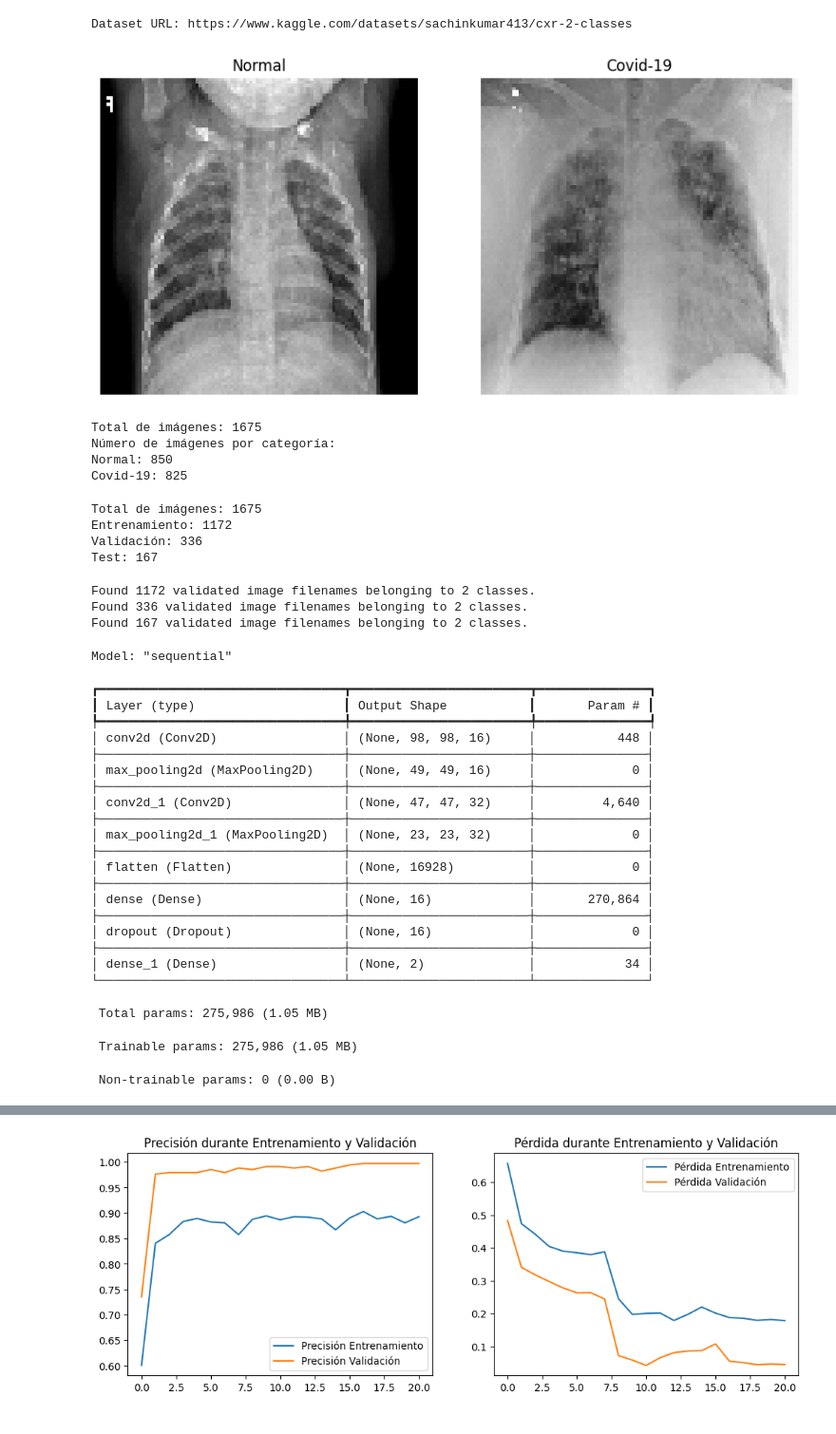
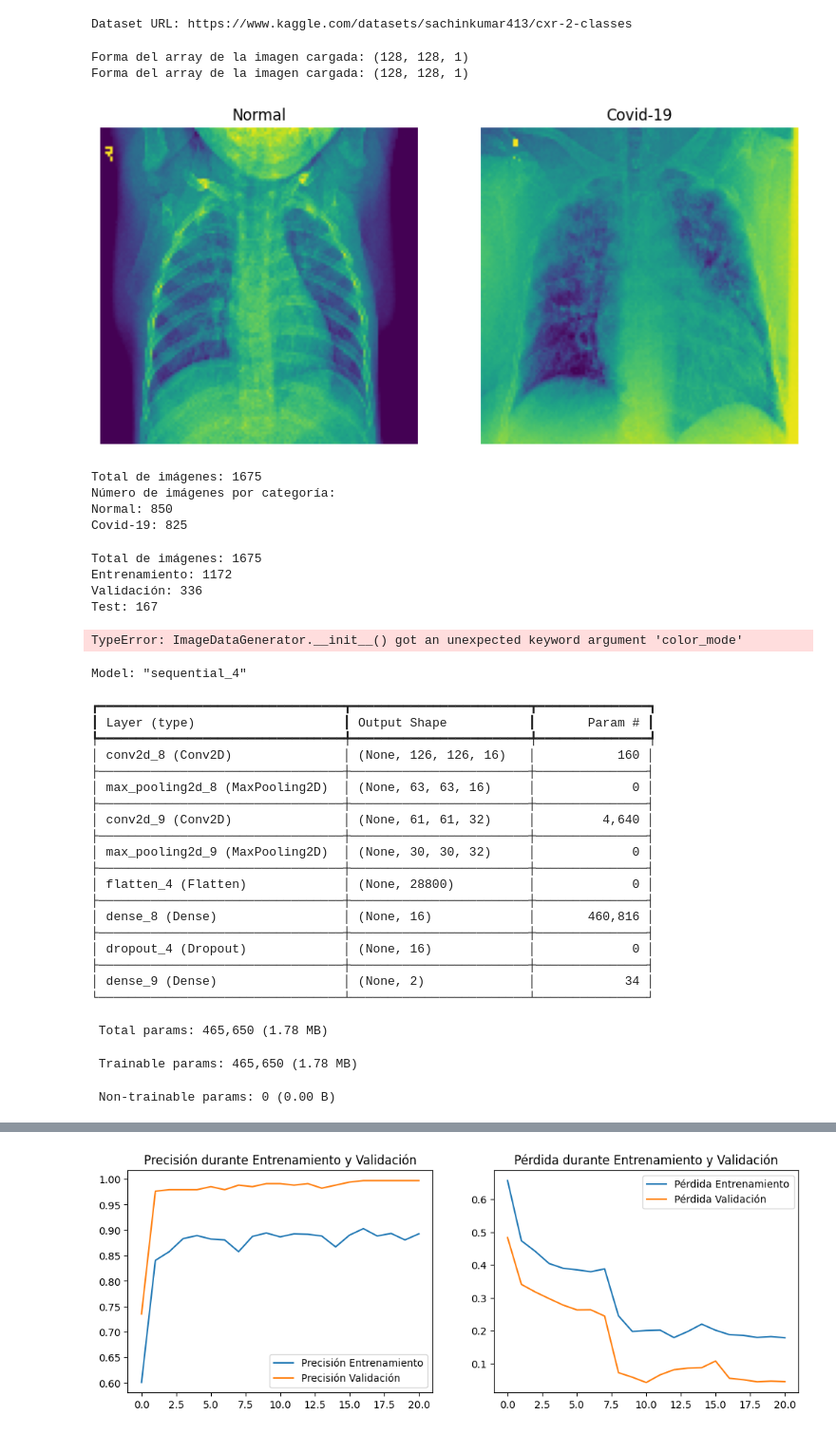
Before and after one commit to STinjaca/202220_Ejemplo_Parcial_Practico_1, a Jupyter notebook: Laboratorio_07/Taller/MISIS4825_Laboratorio07_Taller.ipynb, the cells around one changed output, grey strips where cells are left out. Shown at 95% size. Cells and saved outputs as stored; diff of their text form; code cells hidden in the pictures.

```diff
--- a/Laboratorio_07/Taller/MISIS4825_Laboratorio07_Taller.ipynb
+++ b/Laboratorio_07/Taller/MISIS4825_Laboratorio07_Taller.ipynb
@@ -84,39 +84,42 @@ import os
 # Directorio de datos y obtención de las categorías
 data_dir = 'data/cxr-2-classes'
 cxr_2_classes = os.listdir(data_dir)
 
 # Visualización de una imagen de cada categoría
 plt.figure(figsize=(10, 50))
 for i, category in enumerate(cxr_2_classes):
     folder = os.path.join(data_dir, category)
     image_file = os.listdir(folder)[0]
     img_path = os.path.join(folder, image_file)
-    img = keras.preprocessing.image.load_img(img_path, target_size=(100, 100))
+    img = keras.preprocessing.image.load_img(img_path, target_size=(128, 128), color_mode='grayscale')
     plt.subplot(int(len(cxr_2_classes)/2) + 1, 2, i+1)
     plt.title(category)
     plt.imshow(img)
     plt.axis('off')
+
 plt.show()
 
 # Análisis del tamaño y distribución de clases
 image_count = {}
 total_images = 0
 for category in cxr_2_classes:
     folder = os.path.join(data_dir, category)
     count = len(os.listdir(folder))
     image_count[category] = count
     total_images += count
 
 print(f"Total de imágenes: {total_images}")
 print("Número de imágenes por categoría:")
 for category, count in image_count.items():
     print(f"{category}: {count}")
 # %% [output]
+Forma del array de la imagen cargada: (128, 128, 1)
+Forma del array de la imagen cargada: (128, 128, 1)
-[figure, old version]
+[figure, new version]
-Total de imágenes: 1675
-Número de imágenes por categoría:
-Normal: 850
-Covid-19: 825
+Total de imágenes: 1675
+Número de imágenes por categoría:
+Normal: 850
+Covid-19: 825
 # %%
 import pandas as pd
 from sklearn.model_selection import train_test_split
@@ -150,29 +153,29 @@ from tensorflow import keras
 train_datagen = keras.preprocessing.image.ImageDataGenerator(
     rescale=1./255,
     rotation_range=20,
-    horizontal_flip=True
+    horizontal_flip=True,
+    color_mode='grayscale'
+
 )
 
 # Generador para validación y test (solo reescala)
-test_val_datagen = keras.preprocessing.image.ImageDataGenerator(rescale=1./255)
+test_val_datagen = keras.preprocessing.image.ImageDataGenerator(rescale=1./255, color_mode='grayscale')
 
 # Creación de generadores a partir de los DataFrames
 train_gen = train_datagen.flow_from_dataframe(
     train_df, x_col='filepath', y_col='label',
-    target_size=(100, 100), batch_size=32
+    target_size=(x_sixe, y_size), batch_size=32
 )
 val_gen = test_val_datagen.flow_from_dataframe(
     val_df, x_col='filepath', y_col='label',
-    target_size=(100, 100), batch_size=32, shuffle=False
+    target_size=(x_sixe, y_size), batch_size=32, shuffle=False
 )
 test_gen = test_val_datagen.flow_from_dataframe(
     test_df, x_col='filepath', y_col='label',
-    target_size=(100, 100), batch_size=32, shuffle=False
+    target_size=(x_sixe, y_size), batch_size=32, shuffle=False
 )
 # %% [output]
-Found 1172 validated image filenames belonging to 2 classes.
-Found 336 validated image filenames belonging to 2 classes.
-Found 167 validated image filenames belonging to 2 classes.
+TypeError: ImageDataGenerator.__init__() got an unexpected keyword argument 'color_mode'
 # %%
 from tensorflow.keras.models import Sequential
 from tensorflow.keras.layers import Conv2D, MaxPooling2D, Flatten, Dense, Dropout
@@ -180,7 +183,7 @@ from tensorflow.keras.layers import Conv2D, MaxPooling2D, Flatten, Dense, Dropou
 # Construcción del modelo CNN
 model = Sequential([
     # Primera capa convolucional: extrae características básicas
-    Conv2D(16, (3, 3), activation='relu', input_shape=(100, 100, 3)),
+    Conv2D(16, (3, 3), activation='relu', input_shape=(x_sixe, y_size, 1)),
     MaxPooling2D((2, 2)),
 
     # Segunda capa convolucional: extrae características más complejas
@@ -197,28 +200,28 @@ model = Sequential([
 # Resumen del modelo para verificar la arquitectura
 model.summary()
 # %% [output]
-Model: "sequential"
+Model: "sequential_4"
 ┏━━━━━━━━━━━━━━━━━━━━━━━━━━━━━━━━━┳━━━━━━━━━━━━━━━━━━━━━━━━┳━━━━━━━━━━━━━━━┓
 ┃ Layer (type)                    ┃ Output Shape           ┃       Param # ┃
 ┡━━━━━━━━━━━━━━━━━━━━━━━━━━━━━━━━━╇━━━━━━━━━━━━━━━━━━━━━━━━╇━━━━━━━━━━━━━━━┩
-│ conv2d (Conv2D)                 │ (None, 98, 98, 16)     │           448 │
+│ conv2d_8 (Conv2D)               │ (None, 126, 126, 16)   │           160 │
 ├─────────────────────────────────┼────────────────────────┼───────────────┤
-│ max_pooling2d (MaxPooling2D)    │ (None, 49, 49, 16)     │             0 │
+│ max_pooling2d_8 (MaxPooling2D)  │ (None, 63, 63, 16)     │             0 │
 ├─────────────────────────────────┼────────────────────────┼───────────────┤
-│ conv2d_1 (Conv2D)               │ (None, 47, 47, 32)     │         4,640 │
+│ conv2d_9 (Conv2D)               │ (None, 61, 61, 32)     │         4,640 │
 ├─────────────────────────────────┼────────────────────────┼───────────────┤
-│ max_pooling2d_1 (MaxPooling2D)  │ (None, 23, 23, 32)     │             0 │
+│ max_pooling2d_9 (MaxPooling2D)  │ (None, 30, 30, 32)     │             0 │
 ├─────────────────────────────────┼────────────────────────┼───────────────┤
-│ flatten (Flatten)               │ (None, 16928)          │             0 │
+│ flatten_4 (Flatten)             │ (None, 28800)          │             0 │
 ├─────────────────────────────────┼────────────────────────┼───────────────┤
-│ dense (Dense)                   │ (None, 16)             │       270,864 │
+│ dense_8 (Dense)                 │ (None, 16)             │       460,816 │
 ├─────────────────────────────────┼────────────────────────┼───────────────┤
-│ dropout (Dropout)               │ (None, 16)             │             0 │
+│ dropout_4 (Dropout)             │ (None, 16)             │             0 │
 ├─────────────────────────────────┼────────────────────────┼───────────────┤
-│ dense_1 (Dense)                 │ (None, 2)              │            34 │
+│ dense_9 (Dense)                 │ (None, 2)              │            34 │
 └─────────────────────────────────┴────────────────────────┴───────────────┘
- Total params: 275,986 (1.05 MB)
+ Total params: 465,650 (1.78 MB)
- Trainable params: 275,986 (1.05 MB)
+ Trainable params: 465,650 (1.78 MB)
  Non-trainable params: 0 (0.00 B)
 # %%
 model.compile(optimizer='adam',
```
Also changed, not shown: parts of 3 cells of this notebook.
